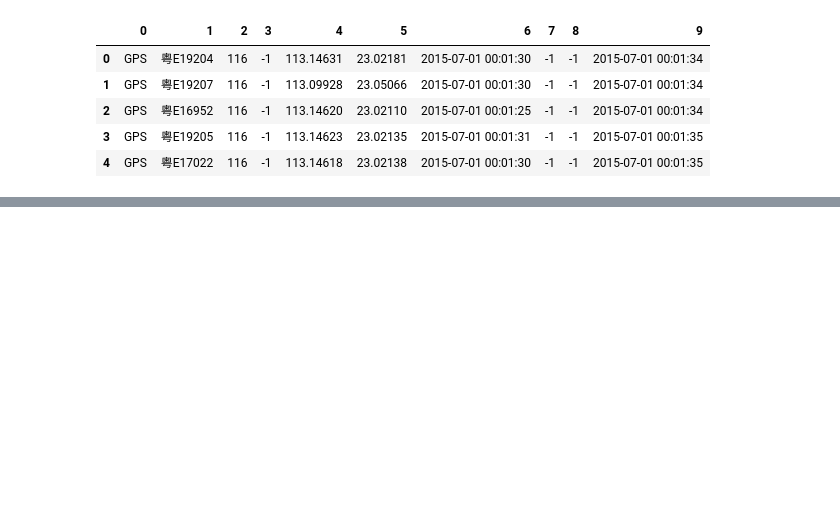
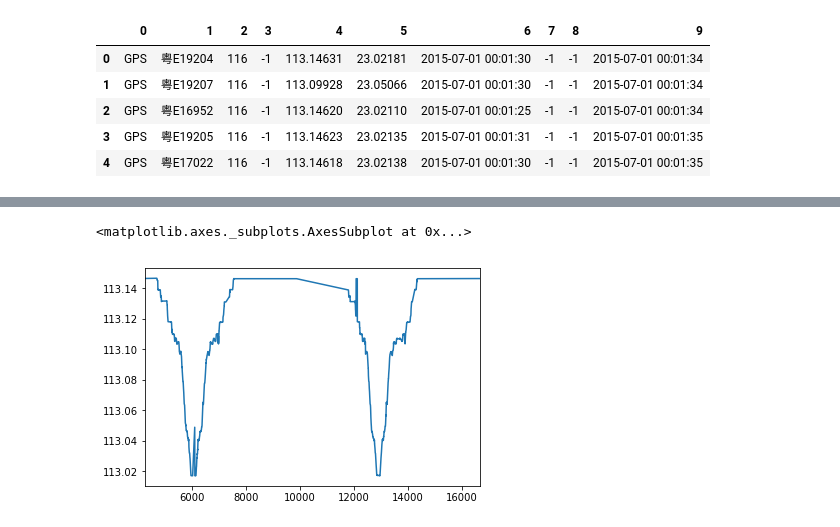
Before and after one commit to chenkf/SI699, a Jupyter notebook: data.ipynb, the cells around one changed output, grey strips where cells are left out. Saved outputs shown, nothing was run; the diff lists cells and outputs as text; code cells hidden in the pictures; blank space fills up the shorter version.

```diff
--- a/data.ipynb
+++ b/data.ipynb
@@ -77,0 +142,5 @@ caching[:10]
+# %%
+bus1_valid.loc[4000:17000,4].plot()
+# %% [output]
+<matplotlib.axes._subplots.AxesSubplot at 0x...>
+[figure, added]
```
Also changed, not shown: parts of 10 cells of this notebook.
